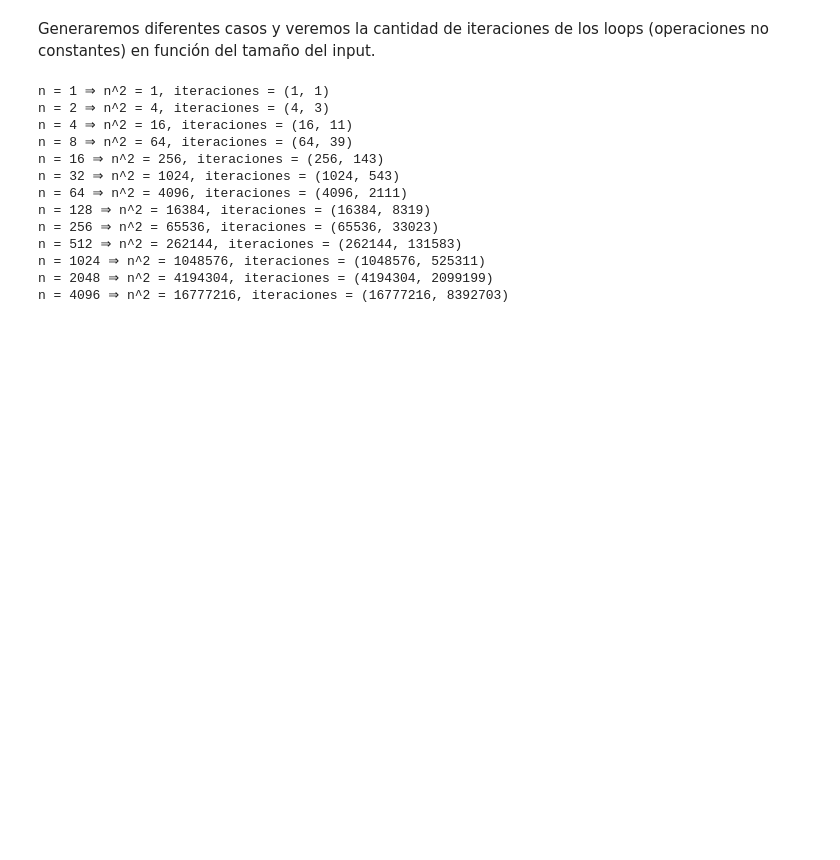
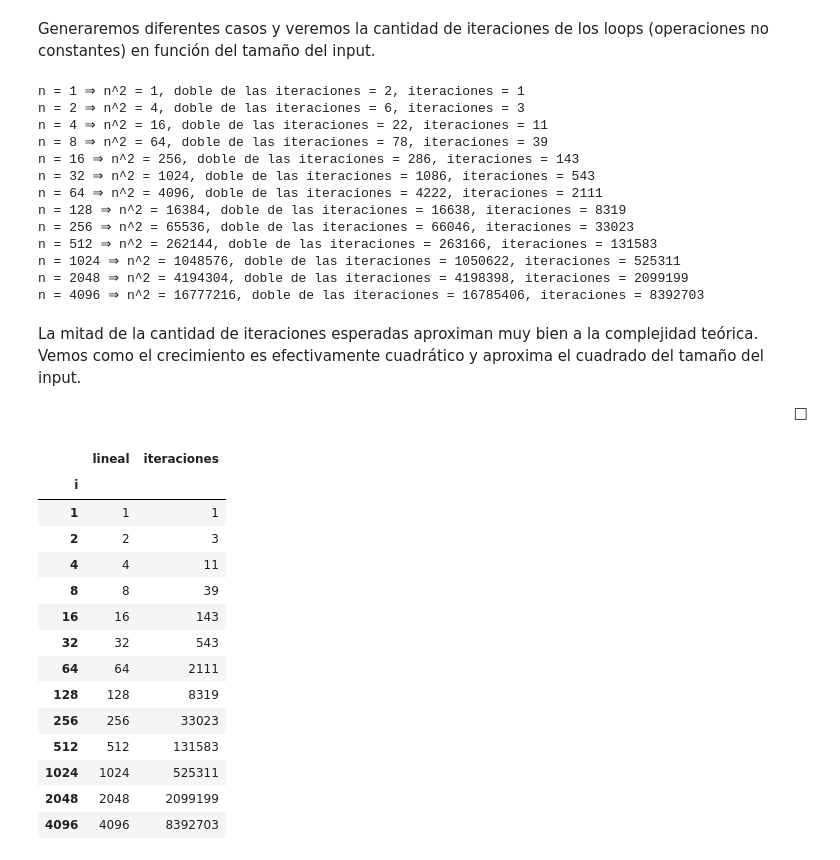
Before and after one commit to Jonathan-R0/TeoriaDeAlgoritmos, a Jupyter notebook: TP2/Comparaciones.ipynb, the cells around one changed output. Cells and saved outputs as stored; diff of their text form; code cells hidden in the pictures; blank space fills up the shorter version.

```diff
--- a/TP2/Comparaciones.ipynb
+++ b/TP2/Comparaciones.ipynb
@@ -26,18 +25,46 @@ def simular(n: int) -> (int, int):
 # %%
 iteraciones = [2**e for e in range(0,13)]
+data = []
 for i in iteraciones:
-    print(f"n = {i} ⇒ n^2 = {i**2}, iteraciones = {simular(i)}")
+    its = simular(i)
+    data.append((i, its))
+    print(f"n = {i} ⇒ n^2 = {i**2}, doble de las iteraciones = {its * 2}, iteraciones = {its}")
 # %% [output]
-n = 1 ⇒ n^2 = 1, iteraciones = (1, 1)
-n = 2 ⇒ n^2 = 4, iteraciones = (4, 3)
-n = 4 ⇒ n^2 = 16, iteraciones = (16, 11)
-n = 8 ⇒ n^2 = 64, iteraciones = (64, 39)
-n = 16 ⇒ n^2 = 256, iteraciones = (256, 143)
-n = 32 ⇒ n^2 = 1024, iteraciones = (1024, 543)
-n = 64 ⇒ n^2 = 4096, iteraciones = (4096, 2111)
-n = 128 ⇒ n^2 = 16384, iteraciones = (16384, 8319)
-n = 256 ⇒ n^2 = 65536, iteraciones = (65536, 33023)
-n = 512 ⇒ n^2 = 262144, iteraciones = (262144, 131583)
-n = 1024 ⇒ n^2 = 1048576, iteraciones = (1048576, 525311)
-n = 2048 ⇒ n^2 = 4194304, iteraciones = (4194304, 2099199)
-n = 4096 ⇒ n^2 = 16777216, iteraciones = (16777216, 8392703)
+n = 1 ⇒ n^2 = 1, doble de las iteraciones = 2, iteraciones = 1
+n = 2 ⇒ n^2 = 4, doble de las iteraciones = 6, iteraciones = 3
+n = 4 ⇒ n^2 = 16, doble de las iteraciones = 22, iteraciones = 11
+n = 8 ⇒ n^2 = 64, doble de las iteraciones = 78, iteraciones = 39
+n = 16 ⇒ n^2 = 256, doble de las iteraciones = 286, iteraciones = 143
+n = 32 ⇒ n^2 = 1024, doble de las iteraciones = 1086, iteraciones = 543
+n = 64 ⇒ n^2 = 4096, doble de las iteraciones = 4222, iteraciones = 2111
+n = 128 ⇒ n^2 = 16384, doble de las iteraciones = 16638, iteraciones = 8319
+n = 256 ⇒ n^2 = 65536, doble de las iteraciones = 66046, iteraciones = 33023
+n = 512 ⇒ n^2 = 262144, doble de las iteraciones = 263166, iteraciones = 131583
+n = 1024 ⇒ n^2 = 1048576, doble de las iteraciones = 1050622, iteraciones = 525311
+n = 2048 ⇒ n^2 = 4194304, doble de las iteraciones = 4198398, iteraciones = 2099199
+n = 4096 ⇒ n^2 = 16777216, doble de las iteraciones = 16785406, iteraciones = 8392703
+# %% [markdown]
+La mitad de la cantidad de iteraciones esperadas aproximan muy bien a la complejidad teórica. Vemos como el crecimiento es efectivamente cuadrático y aproxima el cuadrado del tamaño del input.
+<div align="right">□</div>
+# %%
+df = pd.DataFrame({"i": [x[0] for x in data],\
+                   "lineal": [x[0] for x in data],\
+                   "iteraciones": [x[1] for x in data]})
+df = df.set_index('i')
+df
+# %% [output]
+|  | lineal | iteraciones |
+| i |  |  |
+| 1 | 1 | 1 |
+| 2 | 2 | 3 |
+| 4 | 4 | 11 |
+| 8 | 8 | 39 |
+| 16 | 16 | 143 |
+| 32 | 32 | 543 |
+| 64 | 64 | 2111 |
+| 128 | 128 | 8319 |
+| 256 | 256 | 33023 |
+| 512 | 512 | 131583 |
+| 1024 | 1024 | 525311 |
+| 2048 | 2048 | 2099199 |
+| 4096 | 4096 | 8392703 |
```
Also changed, not shown: parts of 5 cells of this notebook.
